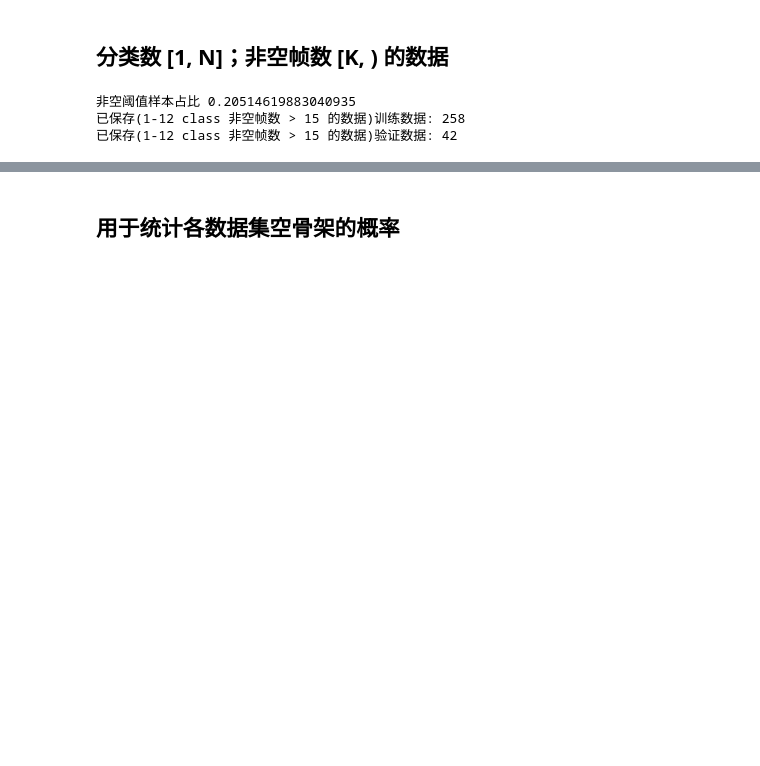
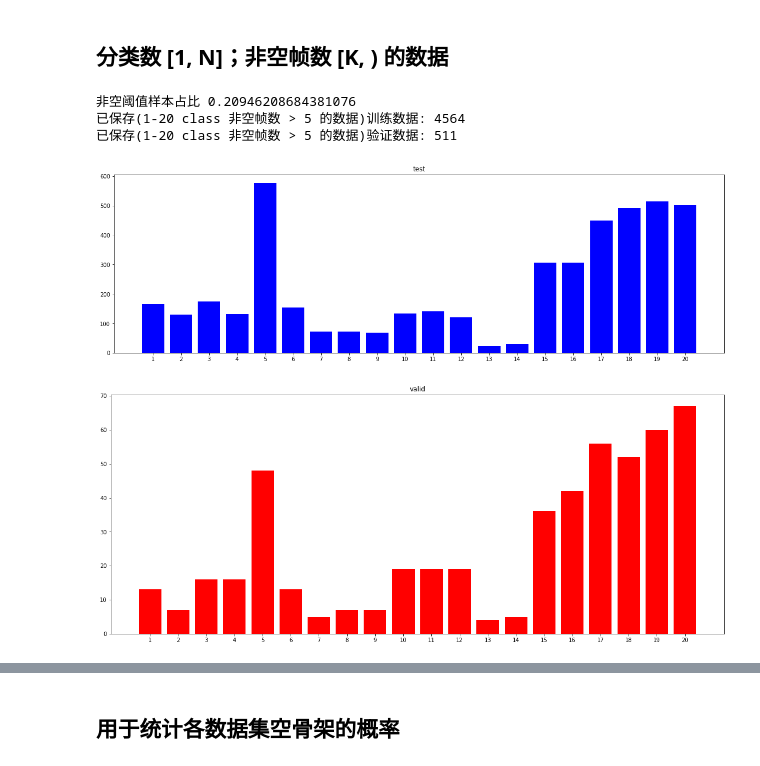
Before and after one commit to SYSU-RealTimeHandGesture-2020/papers, a Jupyter notebook: gg_handtracking/python-handtracking/Jester_data_preprocessing.ipynb, the cells around one changed output, grey strips where cells are left out. Cells and saved outputs as stored; diff of their text form; code cells hidden in the pictures; blank space fills up the shorter version.

```diff
--- a/gg_handtracking/python-handtracking/Jester_data_preprocessing.ipynb
+++ b/gg_handtracking/python-handtracking/Jester_data_preprocessing.ipynb
@@ -18,8 +22,8 @@ valid_fn = 'jester-v1-validation.csv'
 train_output_fn = 'C:\\Users\\zys98\\Desktop\\graduation\\github-repo\\sk_dd_2019\\codes\\data\\JESTER\\train.pkl'
 valid_output_fn = 'C:\\Users\\zys98\\Desktop\\graduation\\github-repo\\sk_dd_2019\\codes\\data\\JESTER\\valid.pkl'
 
-train_size = 10000
-valid_size = 3000
+train_size = 40000
+valid_size = 4000
 
 joint_num = 21
 joint_dim = 2
@@ -241,9 +322,9 @@ pickle.dump(Valid_1to6, open(valid_1to6_output_fn, "wb"))
 # %% [markdown]
 ## 分类数 [1, N]；非空帧数 [K, ) 的数据
 # %%
-thresh_frame_num = 15 # 非空帧数 (0即所有)
+thresh_frame_num = 5 # 非空帧数 (0即所有)
 thresh_frame_rate = 0.3 # 非空帧占比 (0即所有)
-max_cls = 12 # class最大数
+max_cls = 20 # class最大数
 rootdir = 'C:\\Users\\zys98\\Desktop\\graduation\\github-repo\\sk_dd_2019\\codes\\data\\JESTER\\'
 
 count = 0
@@ -295,6 +376,41 @@ while pose_index < len(labels):
 print('已保存(1-'+str(max_cls)+' class 非空帧数 > '+str(thresh_frame_num)+' 的数据)验证数据:', len(Valid_GT20_1to6['label']))
 pickle.dump(Valid_GT20_1to6, open(rootdir + valid_gt20_1to6_fn, "wb"))
 # %% [output]
-非空阈值样本占比 0.20514619883040935
-已保存(1-12 class 非空帧数 > 15 的数据)训练数据: 258
-已保存(1-12 class 非空帧数 > 15 的数据)验证数据: 42
+非空阈值样本占比 0.20946208684381076
+已保存(1-20 class 非空帧数 > 5 的数据)训练数据: 4564
+已保存(1-20 class 非空帧数 > 5 的数据)验证数据: 511
+# %%
+# 折线图显示数据分布
+
+import matplotlib.pyplot as plt
+import numpy as np
+
+fig_test = dict(zip(range(1,max_cls+1),(0 for _ in range(max_cls))))
+fig_valid = dict(zip(range(1,max_cls+1),(0 for _ in range(max_cls))))
+for i in Train_GT20_1to6['label']:
+    fig_test[i] += 1
+for i in Valid_GT20_1to6['label']:
+    fig_valid[i] += 1
+
+plt.figure(figsize=(20, 6))
+keys=fig_test.keys()
+y=fig_test.values()
+x=range(len(keys))
+
+plt.bar(x,y,color='blue')
+plt.xticks(x, keys)
+plt.title("test")
+plt.show()
+
+plt.figure(figsize=(20, 8))
+keys=fig_valid.keys()
+y=fig_valid.values()
+x=range(len(keys))
+
+plt.bar(x,y,color='red')
+plt.xticks(x, keys)
+plt.title("valid")
+plt.show()
+# %% [output]
+[figure, added]
+[figure, added]
```
Also changed, not shown: parts of 16 cells of this notebook, 54 other files.
